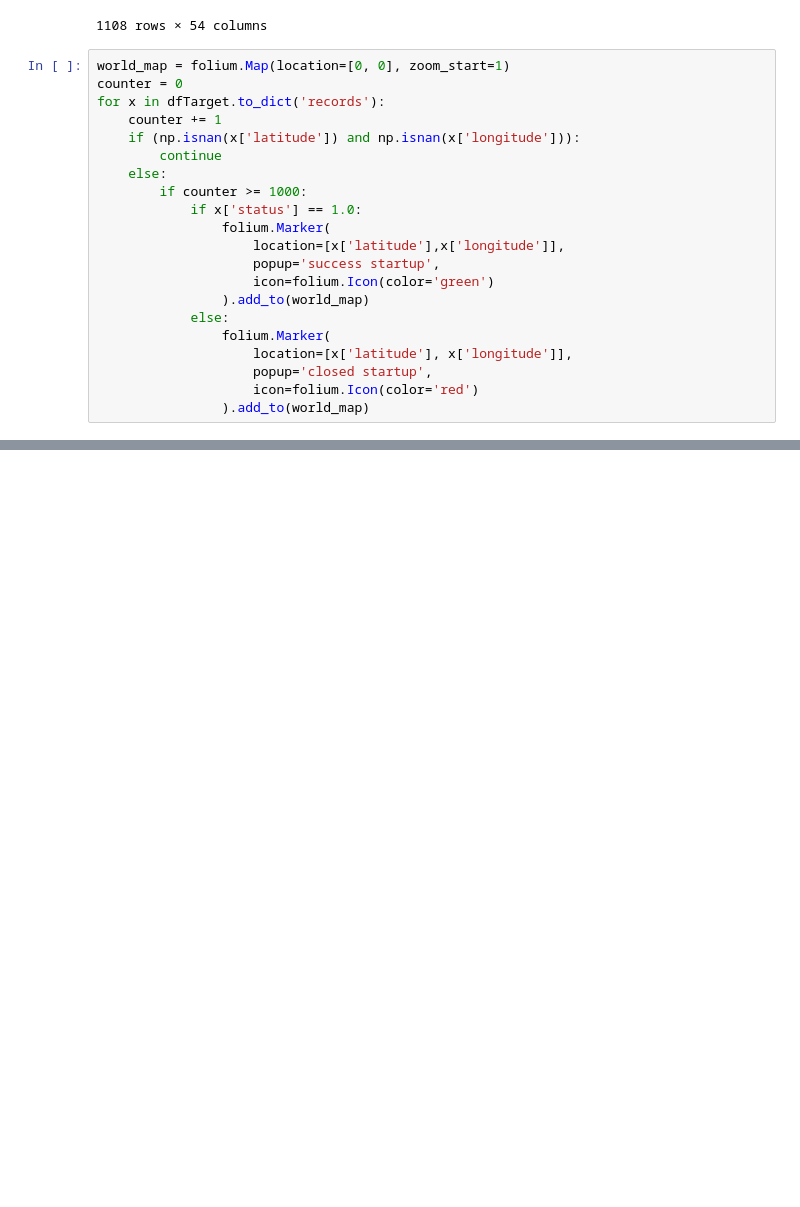
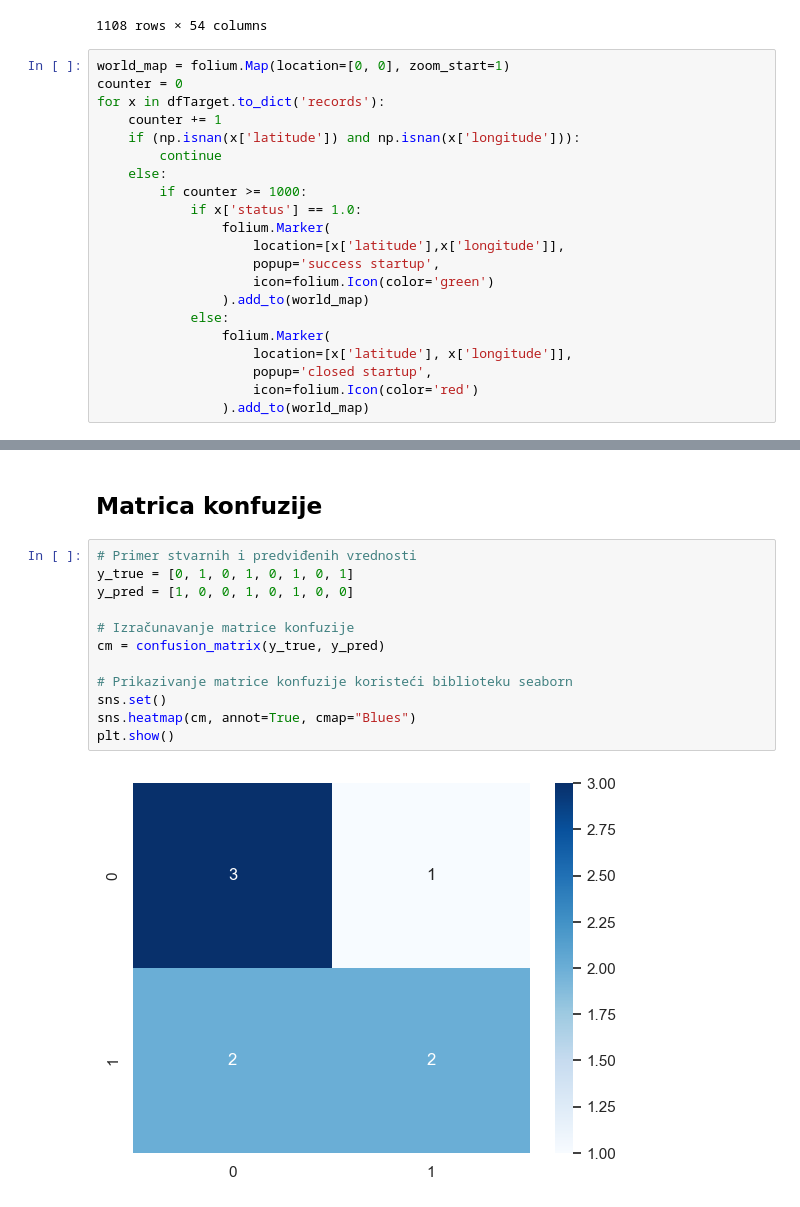
Before and after one commit to djordjekrsmanovic/siap, a Jupyter notebook: models.ipynb, the cells around one changed output, grey strips where cells are left out. Saved outputs shown, nothing was run; the diff lists cells and outputs as text; blank space fills up the shorter version.

Commit message:
feat: example confusion matrix

```diff
--- a/models.ipynb
+++ b/models.ipynb
@@ -398,3 +401,19 @@ for x in dfTarget.to_dict('records'):
 display(world_map)
 # %% [output]
 [interactive output not drawn]
+# %% [markdown]
+## Matrica konfuzije
+# %%
+# Primer stvarnih i predviđenih vrednosti
+y_true = [0, 1, 0, 1, 0, 1, 0, 1]
+y_pred = [1, 0, 0, 1, 0, 1, 0, 0]
+
+# Izračunavanje matrice konfuzije
+cm = confusion_matrix(y_true, y_pred)
+
+# Prikazivanje matrice konfuzije koristeći biblioteku seaborn
+sns.set()
+sns.heatmap(cm, annot=True, cmap="Blues")
+plt.show()
+# %% [output]
+[figure, added]
```
Also changed, not shown: parts of 5 cells of this notebook.
